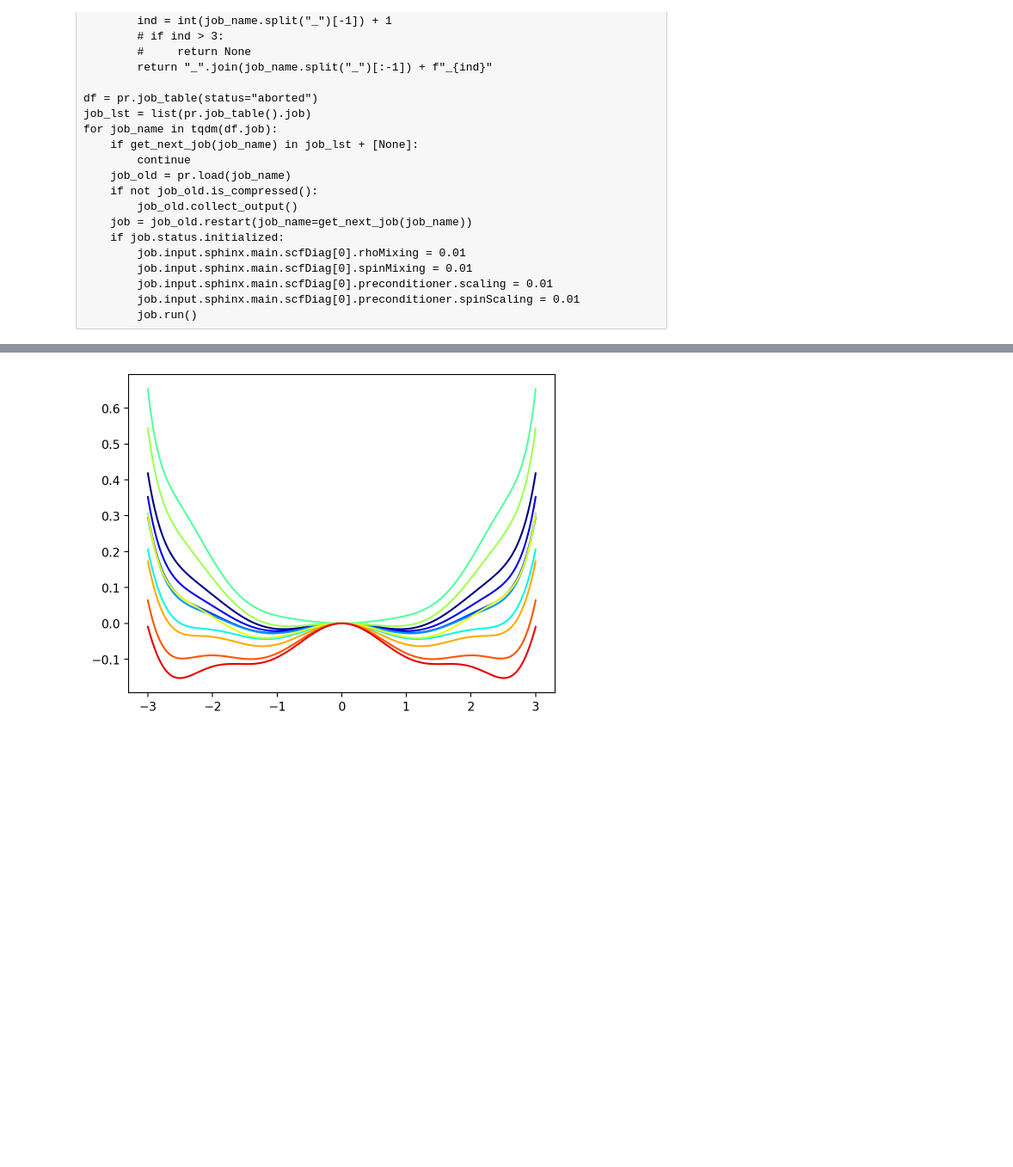
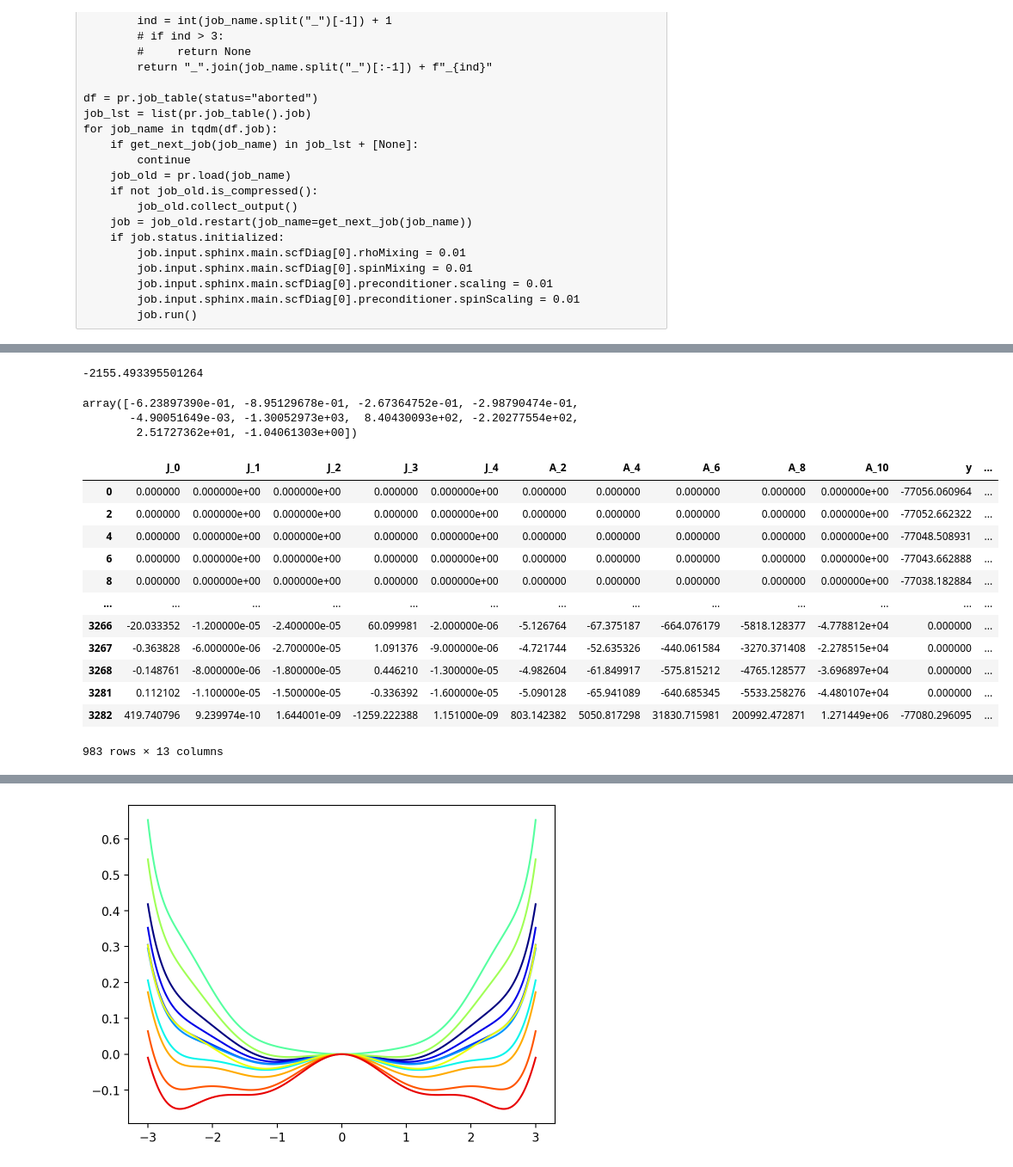
Before and after one commit to samwaseda/magnetic_qha, a Jupyter notebook: bcc_fcc_transformation.ipynb, the cells around one changed output, grey strips where cells are left out. Shown at 86% size. Drawn from its saved outputs; the diff is of its cells as text; code cells hidden in the pictures; blank space fills up the shorter version.

```diff
--- a/bcc_fcc_transformation.ipynb
+++ b/bcc_fcc_transformation.ipynb
@@ -317,6 +276,0 @@ Queue system id:  17581471
-# %%
-job_list = defaultdict(list)
-for job in pr.iter_jobs(job="fit_parameters*", convert_to_object=False):
-    job_list["volume"].append(job.content["user/volume"])
-    job_list["cs"].append(job.content["input"]["data"]["cs"])
-    job_list["job_name"].append(job.job_name)
@@ -327,5 +276,0 @@ groups = np.unique(np.round(df.volume, decimals=4), return_inverse=True)[1]
-# %%
-job = pr.wrap_python_function(combine_fits)
-job.input["project"] = pr
-job.server.queue = "cmti"
-job.run()
@@ -377,0 +334,23 @@ n_lst = np.array(n_lst)
+# %%
+keys = None
+volumes = []
+tags = []
+values = []
+for job in pr.iter_jobs(job="fit_parameters*", convert_to_object=False):
+    if not job["user/zero"] or job["user/cs"] != "bcc":
+        continue
+    v, k, t = job["storage/output/result"]
+    if keys is None:
+        keys = k
+    else:
+        assert keys == k
+    volumes.extend(len(v) * [job["user/volume"]])
+    values.extend(v)
+    tags.extend(t)
+# %%
+df = pd.DataFrame(values, columns=keys)
+df = df.drop(columns=df.keys()[np.isclose(df.sum(), 0)])
+df["volume"] = volumes
+df["tag"] = tags
+df = df.drop(columns=[key for key in df.keys() if key.startswith("K_")])
+df = df[df.tag != "f"]
@@ -377,0 +362,10 @@ n_lst = np.array(n_lst)
+# %%
+reg.intercept_
+# %% [output]
+-2155.493395501264
+# %%
+reg.coef_
+# %% [output]
+array([-6.23897390e-01, -8.95129678e-01, -2.67364752e-01, -2.98790474e-01,
+       -4.90051649e-03, -1.30052973e+03,  8.40430093e+02, -2.20277554e+02,
+        2.51727362e+01, -1.04061303e+00])
@@ -377,0 +380,16 @@ n_lst = np.array(n_lst)
+# %%
+df
+# %% [output]
+|  | J_0 | J_1 | J_2 | J_3 | J_4 | A_2 | A_4 | A_6 | A_8 | A_10 | y | ... |
+| 0 | 0.000000 | 0.000000e+00 | 0.000000e+00 | 0.000000 | 0.000000e+00 | 0.000000 | 0.000000 | 0.000000 | 0.000000 | 0.000000e+00 | -77056.060964 | ... |
+| 2 | 0.000000 | 0.000000e+00 | 0.000000e+00 | 0.000000 | 0.000000e+00 | 0.000000 | 0.000000 | 0.000000 | 0.000000 | 0.000000e+00 | -77052.662322 | ... |
+| 4 | 0.000000 | 0.000000e+00 | 0.000000e+00 | 0.000000 | 0.000000e+00 | 0.000000 | 0.000000 | 0.000000 | 0.000000 | 0.000000e+00 | -77048.508931 | ... |
+| 6 | 0.000000 | 0.000000e+00 | 0.000000e+00 | 0.000000 | 0.000000e+00 | 0.000000 | 0.000000 | 0.000000 | 0.000000 | 0.000000e+00 | -77043.662888 | ... |
+| 8 | 0.000000 | 0.000000e+00 | 0.000000e+00 | 0.000000 | 0.000000e+00 | 0.000000 | 0.000000 | 0.000000 | 0.000000 | 0.000000e+00 | -77038.182884 | ... |
+| ... | ... | ... | ... | ... | ... | ... | ... | ... | ... | ... | ... | ... |
+| 3266 | -20.033352 | -1.200000e-05 | -2.400000e-05 | 60.099981 | -2.000000e-06 | -5.126764 | -67.375187 | -664.076179 | -5818.128377 | -4.778812e+04 | 0.000000 | ... |
+| 3267 | -0.363828 | -6.000000e-06 | -2.700000e-05 | 1.091376 | -9.000000e-06 | -4.721744 | -52.635326 | -440.061584 | -3270.371408 | -2.278515e+04 | 0.000000 | ... |
+| 3268 | -0.148761 | -8.000000e-06 | -1.800000e-05 | 0.446210 | -1.300000e-05 | -4.982604 | -61.849917 | -575.815212 | -4765.128577 | -3.696897e+04 | 0.000000 | ... |
+| 3281 | 0.112102 | -1.100000e-05 | -1.500000e-05 | -0.336392 | -1.600000e-05 | -5.090128 | -65.941089 | -640.685345 | -5533.258276 | -4.480107e+04 | 0.000000 | ... |
+| 3282 | 419.740796 | 9.239974e-10 | 1.644001e-09 | -1259.222388 | 1.151000e-09 | 803.142382 | 5050.817298 | 31830.715981 | 200992.472871 | 1.271449e+06 | -77080.296095 | ... |
+983 rows × 13 columns
```
Also changed, not shown: parts of 18 cells of this notebook, 2 other files.
